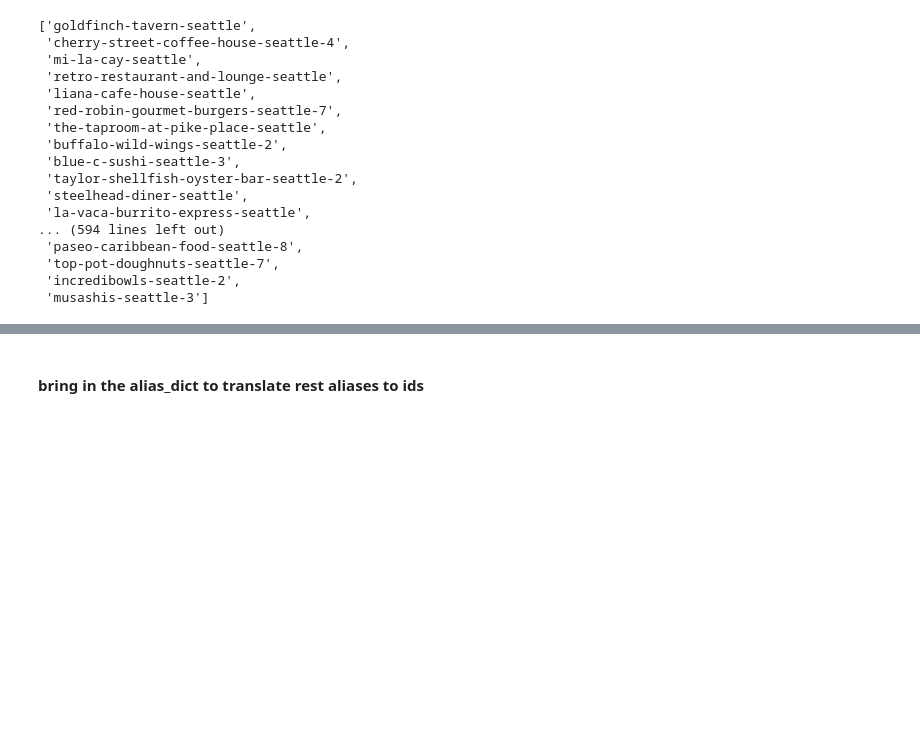
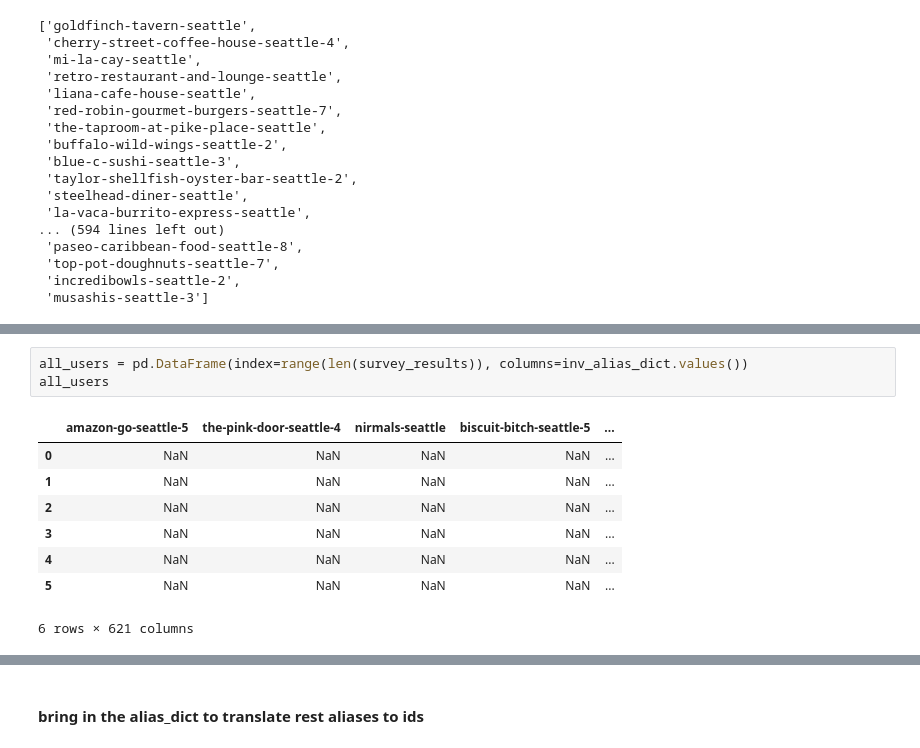
Before and after one commit to Gnishimura/We_Eat, a Jupyter notebook: ALS.ipynb, the cells around one changed output, grey strips where cells are left out. Drawn from its saved outputs; the diff is of its cells as text; blank space fills up the shorter version.

```diff
--- a/ALS.ipynb
+++ b/ALS.ipynb
@@ -421,0 +444,12 @@ list(gabe_sorted_preds.columns)
+# %%
+all_users = pd.DataFrame(index=range(len(survey_results)), columns=inv_alias_dict.values())
+all_users
+# %% [output]
+|  | amazon-go-seattle-5 | the-pink-door-seattle-4 | nirmals-seattle | biscuit-bitch-seattle-5 | ... |
+| 0 | NaN | NaN | NaN | NaN | ... |
+| 1 | NaN | NaN | NaN | NaN | ... |
+| 2 | NaN | NaN | NaN | NaN | ... |
+| 3 | NaN | NaN | NaN | NaN | ... |
+| 4 | NaN | NaN | NaN | NaN | ... |
+| 5 | NaN | NaN | NaN | NaN | ... |
+6 rows × 621 columns
```
Also changed, not shown: parts of 14 cells of this notebook, 15 other files.
